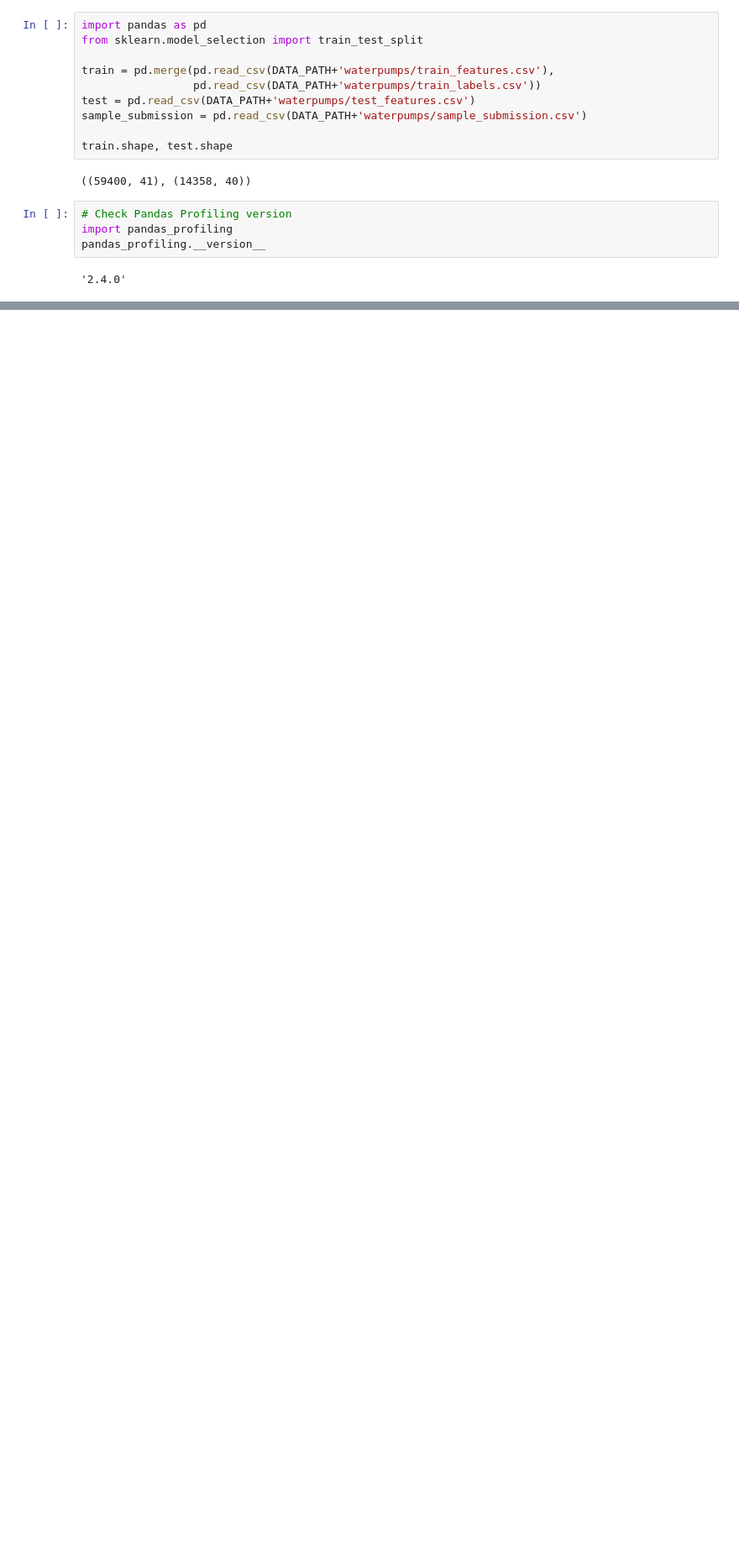
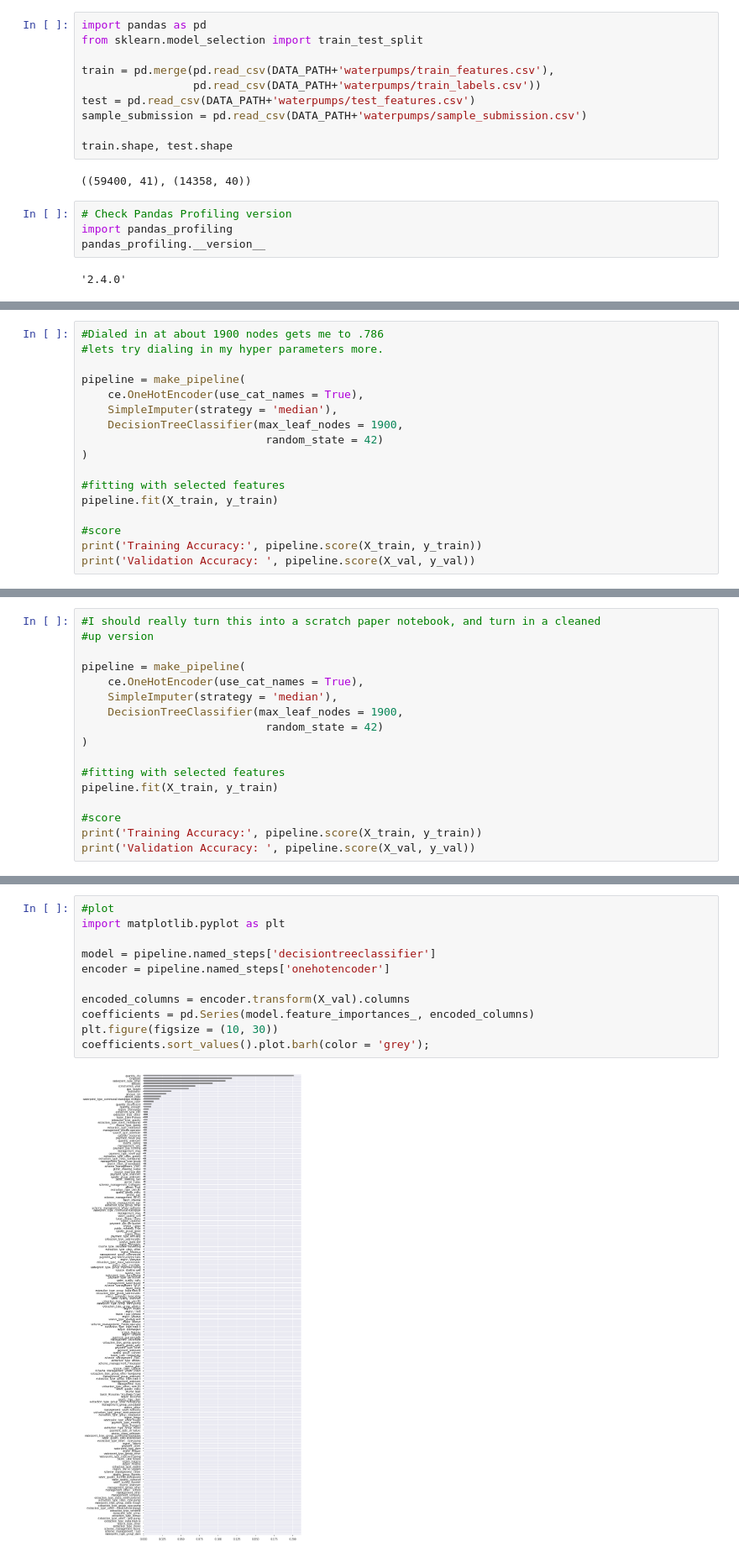
Before and after one commit to bloominstituteoftechnology/DS-Unit-2-Kaggle-Challenge, a Jupyter notebook: module1-decision-trees/LS_DS_221_assignment.ipynb, the cells around one changed output, grey strips where cells are left out. Shown at 84% size. Saved outputs shown, nothing was run; the diff lists cells and outputs as text; blank space fills up the shorter version.

```diff
--- a/module1-decision-trees/LS_DS_221_assignment.ipynb
+++ b/module1-decision-trees/LS_DS_221_assignment.ipynb
@@ -199,0 +564,17 @@ train.head()
+# %%
+#Dialed in at about 1900 nodes gets me to .786
+#lets try dialing in my hyper parameters more.
+
+pipeline = make_pipeline(
+    ce.OneHotEncoder(use_cat_names = True),
+    SimpleImputer(strategy = 'median'),
+    DecisionTreeClassifier(max_leaf_nodes = 1900,
+                            random_state = 42)
+)
+
+#fitting with selected features
+pipeline.fit(X_train, y_train)
+
+#score
+print('Training Accuracy:', pipeline.score(X_train, y_train))
+print('Validation Accuracy: ', pipeline.score(X_val, y_val))
@@ -199,0 +627,17 @@ train.head()
+# %%
+#I should really turn this into a scratch paper notebook, and turn in a cleaned
+#up version
+
+pipeline = make_pipeline(
+    ce.OneHotEncoder(use_cat_names = True),
+    SimpleImputer(strategy = 'median'),
+    DecisionTreeClassifier(max_leaf_nodes = 1900,
+                            random_state = 42)
+)
+
+#fitting with selected features
+pipeline.fit(X_train, y_train)
+
+#score
+print('Training Accuracy:', pipeline.score(X_train, y_train))
+print('Validation Accuracy: ', pipeline.score(X_val, y_val))
@@ -199,0 +650,13 @@ train.head()
+# %%
+#plot
+import matplotlib.pyplot as plt
+
+model = pipeline.named_steps['decisiontreeclassifier']
+encoder = pipeline.named_steps['onehotencoder']
+
+encoded_columns = encoder.transform(X_val).columns
+coefficients = pd.Series(model.feature_importances_, encoded_columns)
+plt.figure(figsize = (10, 30))
+coefficients.sort_values().plot.barh(color = 'grey');
+# %% [output]
+[figure, added]
```
Also changed, not shown: parts of 30 cells of this notebook.
